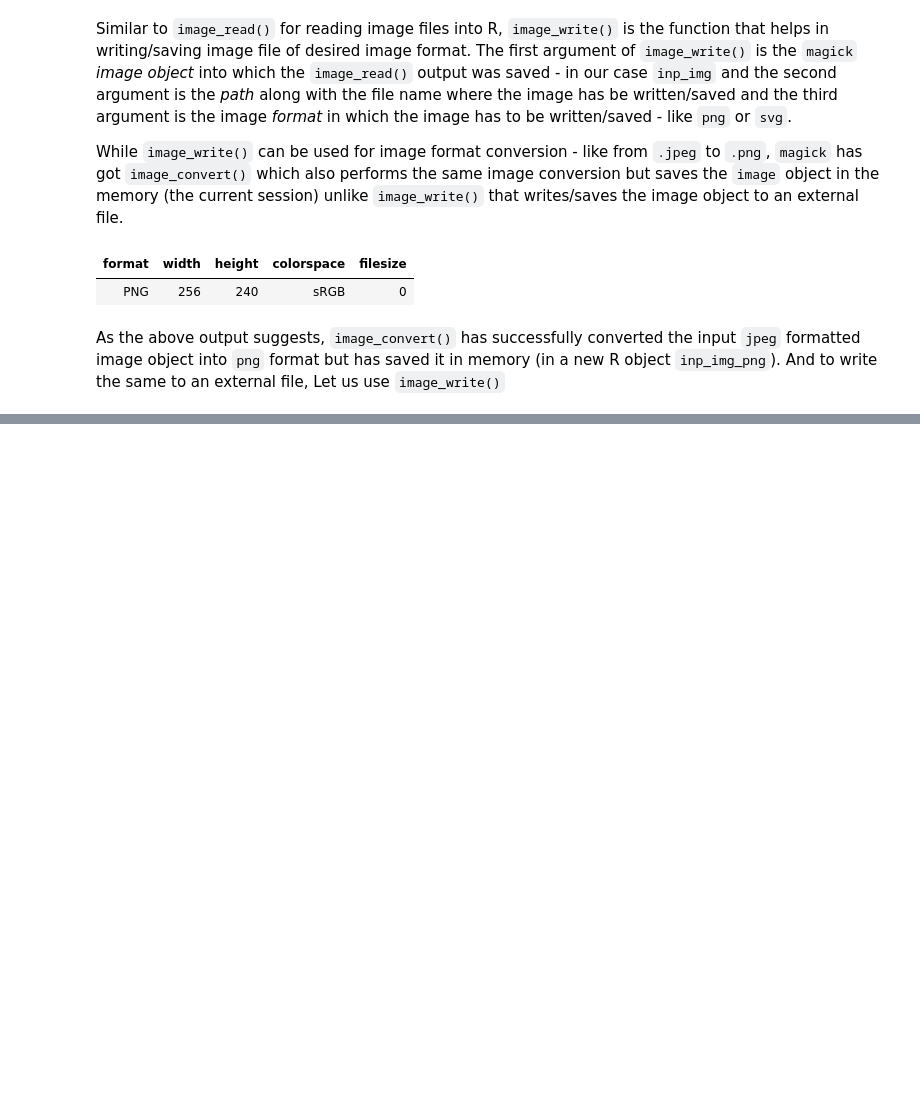
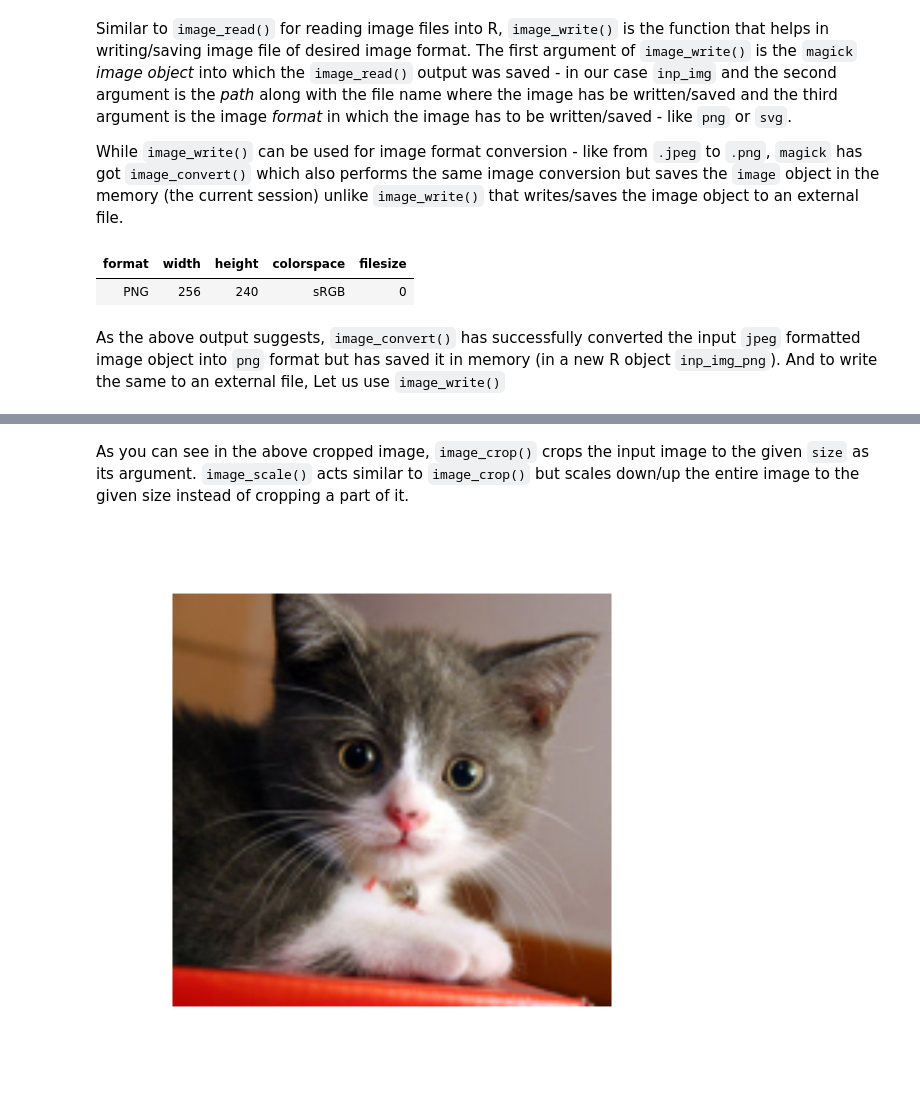
Before and after one commit to amrrs/under_dev, a Jupyter notebook: Introduction to Image Manipulation in R.ipynb, the cells around one changed output, grey strips where cells are left out. Cells and saved outputs as stored; diff of their text form; code cells hidden in the pictures; blank space fills up the shorter version.

```diff
--- a/Introduction to Image Manipulation in R.ipynb
+++ b/Introduction to Image Manipulation in R.ipynb
@@ -79,0 +112,6 @@ image_write(inp_img, path = 'C:/Users/SA31/Pictures/cat.png', format = 'png')
+# %% [markdown]
+As you can see in the above cropped image, `image_crop()` crops the input image to the given `size` as its argument. `image_scale()` acts similar to `image_crop()` but scales down/up the entire image to the given size instead of cropping a part of it.
+# %%
+image_scale(inp_img, "150x150") %>% plot()
+# %% [output]
+[figure, added]
```
Also changed, not shown: parts of 22 cells of this notebook.
